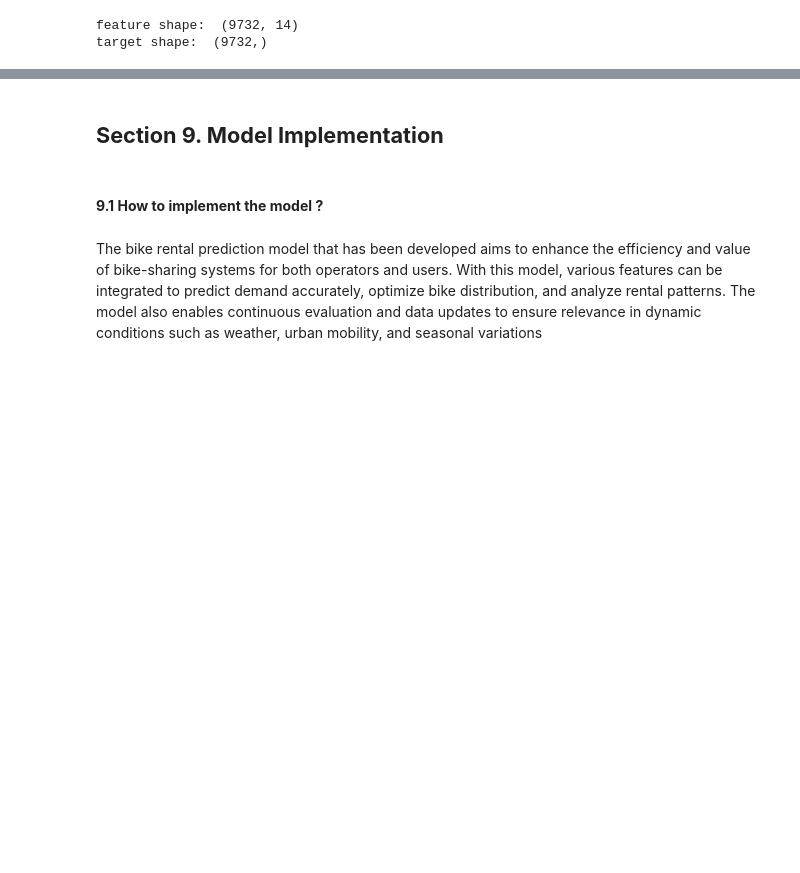
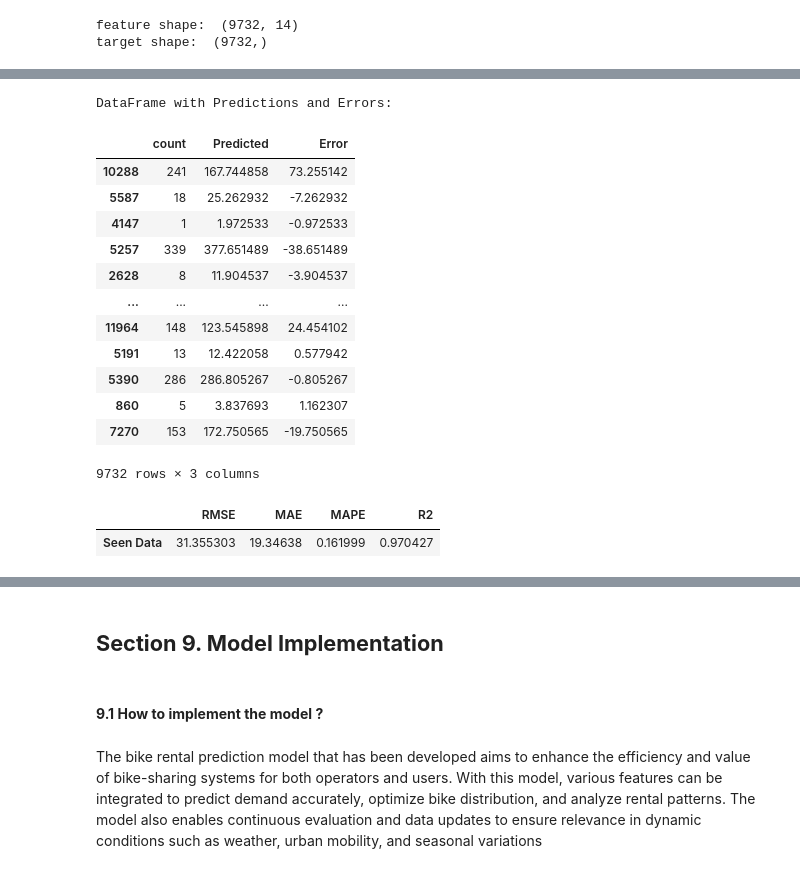
Before and after one commit to SamuelEl09/bike_sharing, a Jupyter notebook: notebooks/Bike_Sharing_Prediction_Capstone.ipynb, the cells around one changed output, grey strips where cells are left out. Cells and saved outputs as stored; diff of their text form; code cells hidden in the pictures; blank space fills up the shorter version.

```diff
--- a/notebooks/Bike_Sharing_Prediction_Capstone.ipynb
+++ b/notebooks/Bike_Sharing_Prediction_Capstone.ipynb
@@ -1279,7 +1286,7 @@ shap.summary_plot(shap_values, data, feature_names = feature_names)
 filename = 'XGBoost-v1-0.95.sav'
 pickle.dump(tuning2, open(filename, 'wb'))
 # %%
-model = pickle.load(open('XGBoost-v1-0.83.sav', 'rb'))
+model = pickle.load(open('XGBoost-v1-0.95.sav', 'rb'))
 model
 # %% [output]
 GridSearchCV(cv=KFold(n_splits=5, random_state=42, shuffle=True),
@@ -1314,0 +1341,45 @@ Fitting 5 folds for each of 2187 candidates, totalling 10935 fits
+# %%
+# Make predictions on the seen data
+df_seen['Predicted'] = model.predict(X_seen)
+
+# Calculate error metrics for each row
+df_seen['Error'] = df_seen['count'] - df_seen['Predicted']
+
+# Print the updated DataFrame with predictions and errors
+print("DataFrame with Predictions and Errors:")
+df_seen[['count','Predicted','Error']]
+# %% [output]
+DataFrame with Predictions and Errors:
+|  | count | Predicted | Error |
+| 10288 | 241 | 167.744858 | 73.255142 |
+| 5587 | 18 | 25.262932 | -7.262932 |
+| 4147 | 1 | 1.972533 | -0.972533 |
+| 5257 | 339 | 377.651489 | -38.651489 |
+| 2628 | 8 | 11.904537 | -3.904537 |
+| ... | ... | ... | ... |
+| 11964 | 148 | 123.545898 | 24.454102 |
+| 5191 | 13 | 12.422058 | 0.577942 |
+| 5390 | 286 | 286.805267 | -0.805267 |
+| 860 | 5 | 3.837693 | 1.162307 |
+| 7270 | 153 | 172.750565 | -19.750565 |
+9732 rows × 3 columns
+# %%
+y_pred_seen = model.predict(X_seen)
+
+rmse_seen = np.sqrt(mean_squared_error(y_seen, y_pred_seen))
+mae_seen = mean_absolute_error(y_seen, y_pred_seen)
+mape_seen= mean_absolute_percentage_error(y_seen, y_pred_seen)
+r2_seen = r2_score(y_seen, y_pred_seen)
+
+score_seen = pd.DataFrame(
+    {
+    "RMSE": rmse_seen,
+    "MAE": mae_seen,
+    "MAPE": mape_seen,
+    "R2": r2_seen
+    },index=['Seen Data'])
+
+score_seen
+# %% [output]
+|  | RMSE | MAE | MAPE | R2 |
+| Seen Data | 31.355303 | 19.34638 | 0.161999 | 0.970427 |
```
Also changed, not shown: parts of 21 cells of this notebook, 46 other files.
